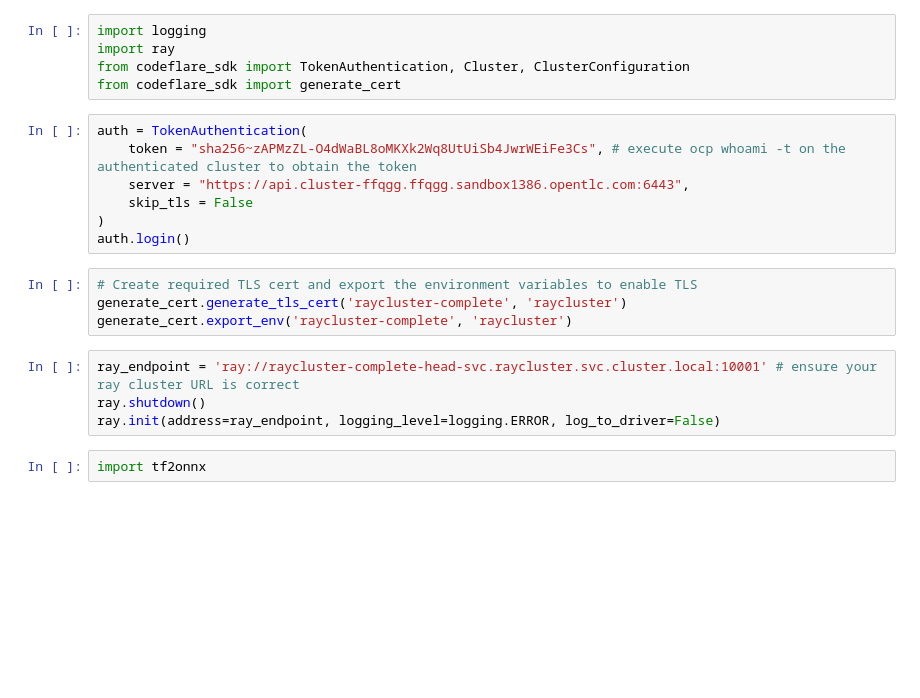
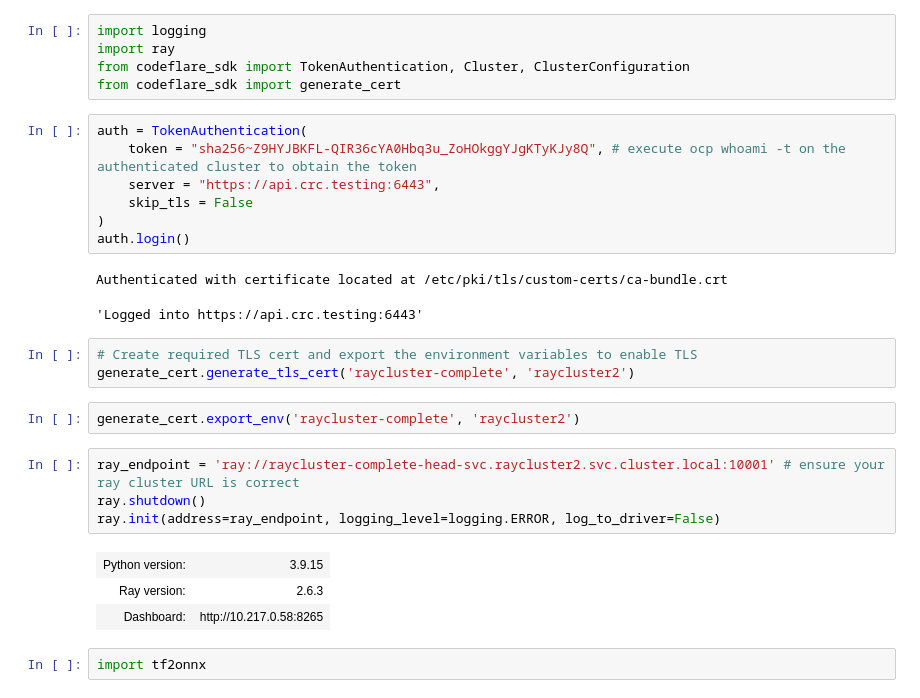
Before and after one commit to eartvit/mlasp-on-ocp, a Jupyter notebook: notebooks/ray+mlflow/TF-MLP-model-ray-mlflow.ipynb, the cells around one changed output. Cells and saved outputs as stored; diff of their text form; blank space fills up the shorter version.

```diff
--- a/notebooks/ray+mlflow/TF-MLP-model-ray-mlflow.ipynb
+++ b/notebooks/ray+mlflow/TF-MLP-model-ray-mlflow.ipynb
@@ -192,19 +249,27 @@ from codeflare_sdk import TokenAuthentication, Cluster, ClusterConfiguration
 from codeflare_sdk import generate_cert
 # %%
 auth = TokenAuthentication(
-    token = "sha256~zAPMzZL-O4dWaBL8oMKXk2Wq8UtUiSb4JwrWEiFe3Cs", # execute ocp whoami -t on the authenticated cluster to obtain the token
-    server = "https://api.cluster-ffqgg.ffqgg.sandbox1386.opentlc.com:6443",
+    token = "sha256~Z9HYJBKFL-QIR36cYA0Hbq3u_ZoHOkggYJgKTyKJy8Q", # execute ocp whoami -t on the authenticated cluster to obtain the token
+    server = "https://api.crc.testing:6443",
     skip_tls = False
 )
 auth.login()
+# %% [output]
+Authenticated with certificate located at /etc/pki/tls/custom-certs/ca-bundle.crt
+'Logged into https://api.crc.testing:6443'
 # %%
 # Create required TLS cert and export the environment variables to enable TLS
-generate_cert.generate_tls_cert('raycluster-complete', 'raycluster')
-generate_cert.export_env('raycluster-complete', 'raycluster')
+generate_cert.generate_tls_cert('raycluster-complete', 'raycluster2')
+# %%
+generate_cert.export_env('raycluster-complete', 'raycluster2')
 # %%
-ray_endpoint = 'ray://raycluster-complete-head-svc.raycluster.svc.cluster.local:10001' # ensure your ray cluster URL is correct
+ray_endpoint = 'ray://raycluster-complete-head-svc.raycluster2.svc.cluster.local:10001' # ensure your ray cluster URL is correct
 ray.shutdown()
 ray.init(address=ray_endpoint, logging_level=logging.ERROR, log_to_driver=False)
+# %% [output]
+| Python version: | 3.9.15 |
+| Ray version: | 2.6.3 |
+| Dashboard: | http://10.217.0.58:8265 |
 # %%
 import tf2onnx
 # %%
```
Also changed, not shown: parts of 23 cells of this notebook.
